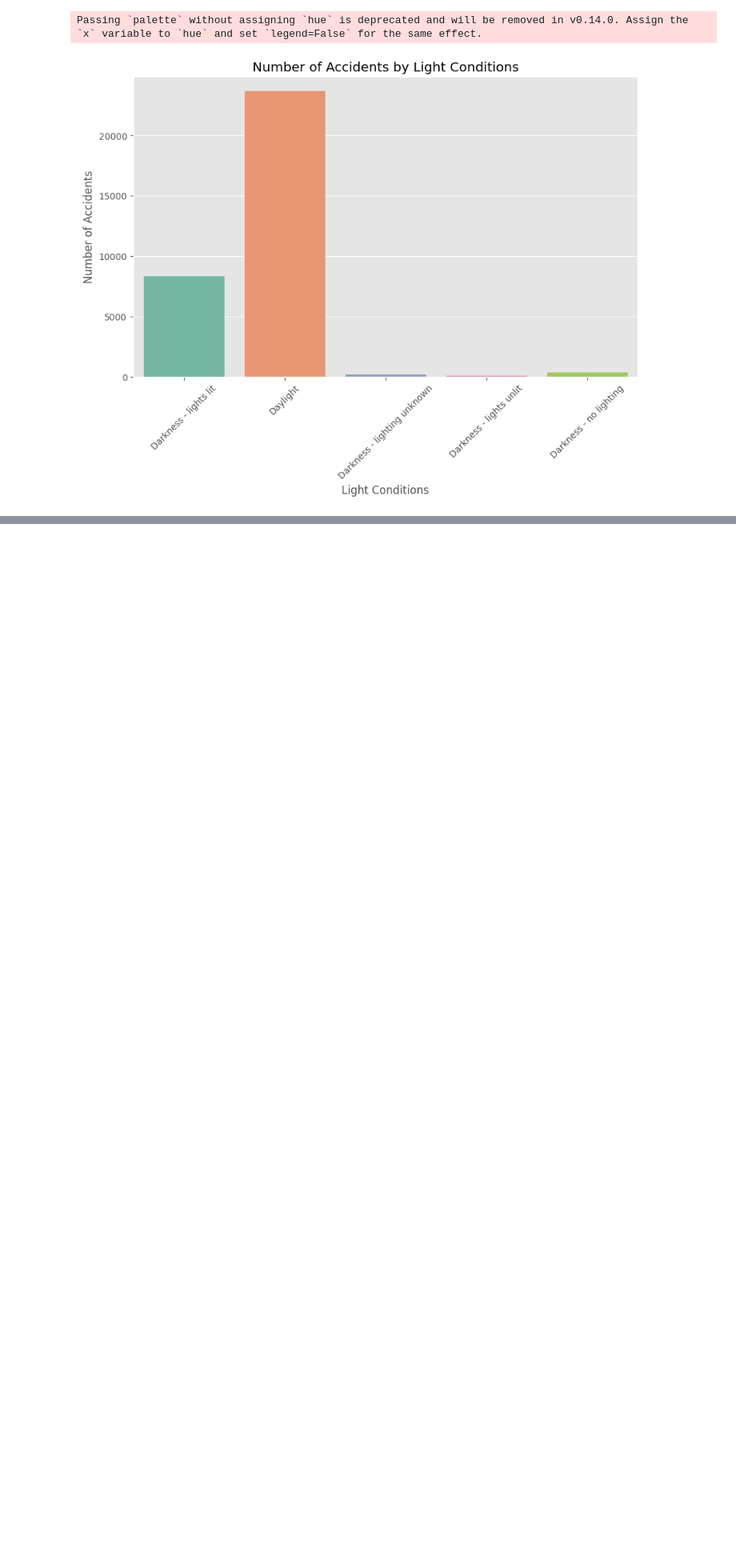
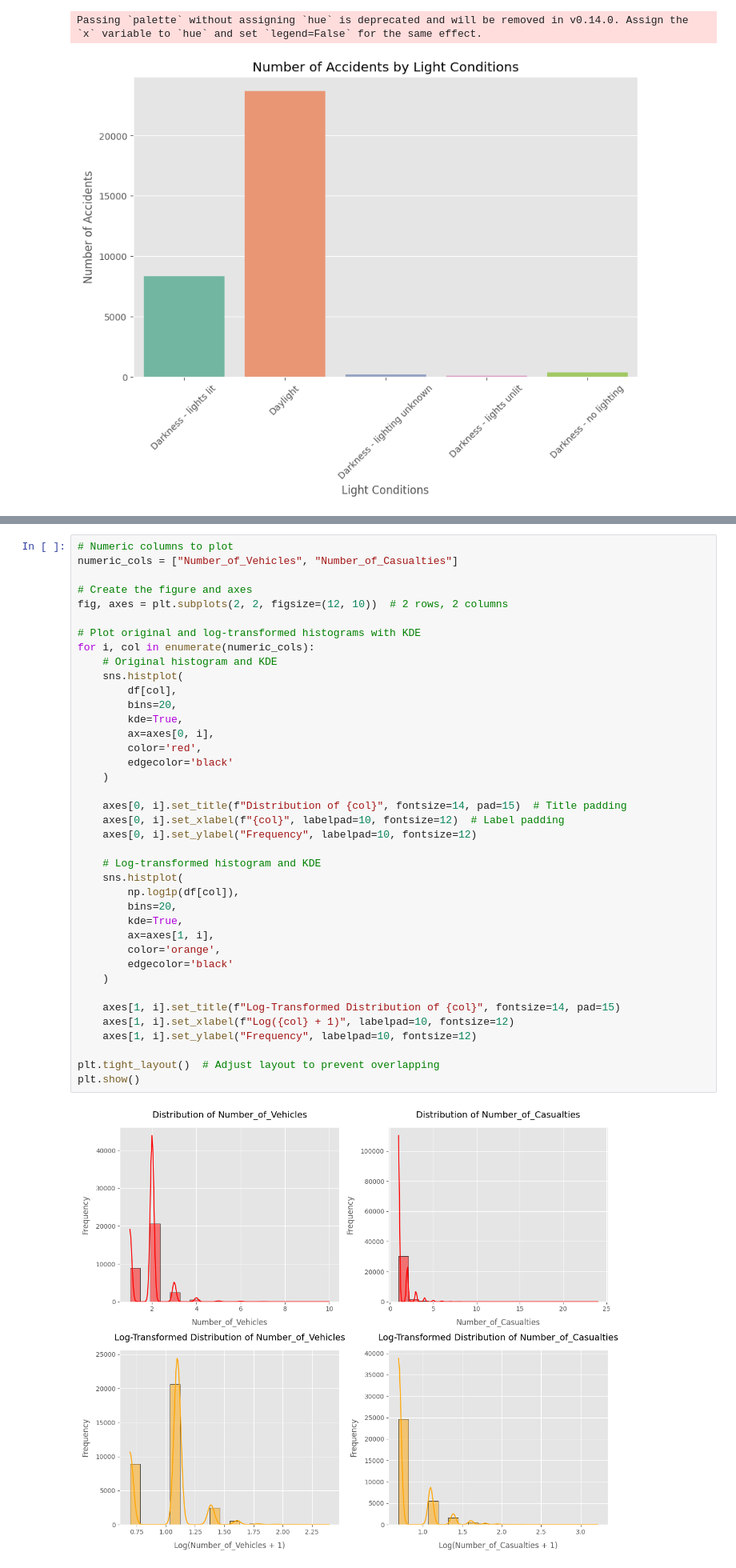
Before and after one commit to MahaSci/UK-Road-Accident-Analysis, a Jupyter notebook: jupyter_notebooks/03_EDA_Basic.ipynb, the cells around one changed output, grey strips where cells are left out. Shown at 80% size. Drawn from its saved outputs; the diff is of its cells as text; blank space fills up the shorter version.

Commit message:
added histogram w/ KDE line for number of vehicles and number of casualties

```diff
--- a/jupyter_notebooks/03_EDA_Basic.ipynb
+++ b/jupyter_notebooks/03_EDA_Basic.ipynb
@@ -159,0 +178,41 @@ Passing `palette` without assigning `hue` is deprecated and will be removed in v
+# %%
+# Numeric columns to plot
+numeric_cols = ["Number_of_Vehicles", "Number_of_Casualties"]
+
+# Create the figure and axes
+fig, axes = plt.subplots(2, 2, figsize=(12, 10))  # 2 rows, 2 columns
+
+# Plot original and log-transformed histograms with KDE
+for i, col in enumerate(numeric_cols):
+    # Original histogram and KDE
+    sns.histplot(
+        df[col],
+        bins=20,
+        kde=True,
+        ax=axes[0, i],
+        color='red',
+        edgecolor='black'
+    )
+
+    axes[0, i].set_title(f"Distribution of {col}", fontsize=14, pad=15)  # Title padding
+    axes[0, i].set_xlabel(f"{col}", labelpad=10, fontsize=12)  # Label padding
+    axes[0, i].set_ylabel("Frequency", labelpad=10, fontsize=12)
+
+    # Log-transformed histogram and KDE
+    sns.histplot(
+        np.log1p(df[col]),
+        bins=20,
+        kde=True,
+        ax=axes[1, i],
+        color='orange',
+        edgecolor='black'
+    )
+
+    axes[1, i].set_title(f"Log-Transformed Distribution of {col}", fontsize=14, pad=15)
+    axes[1, i].set_xlabel(f"Log({col} + 1)", labelpad=10, fontsize=12)
+    axes[1, i].set_ylabel("Frequency", labelpad=10, fontsize=12)
+
+plt.tight_layout()  # Adjust layout to prevent overlapping
+plt.show()
+# %% [output]
+[figure, added]
```
Also changed, not shown: parts of 3 cells of this notebook.
